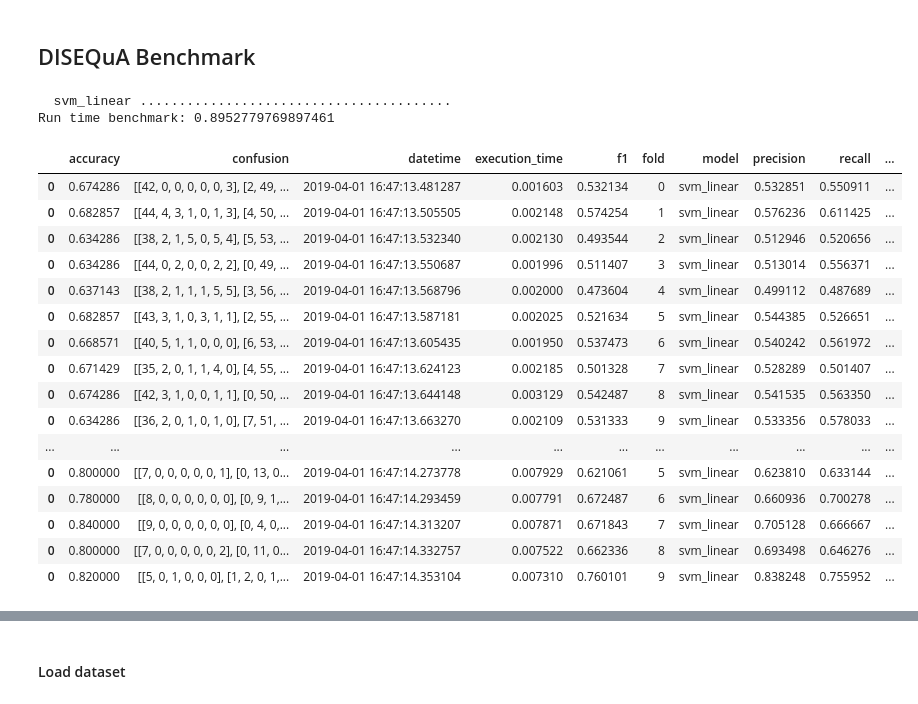
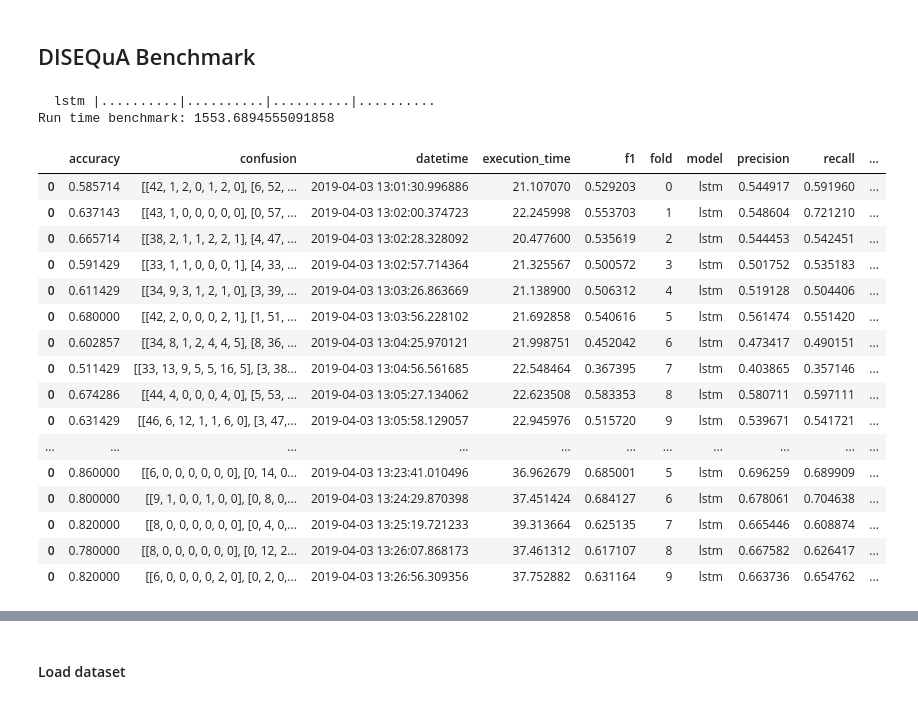
Before and after one commit to eduardogc8/simple-qc, a Jupyter notebook: benchmark.ipynb, the cells around one changed output, grey strips where cells are left out. Drawn from its saved outputs; the diff is of its cells as text; code cells hidden in the pictures.

```diff
--- a/benchmark.ipynb
+++ b/benchmark.ipynb
@@ -43,3 +134,3 @@ y_ = dataset['test']['class'].values
 # %%
-run_benchmark(models, X, y, X_, y_, sizes_train=[1000, 2000, 3000, 4000, 5500], save='results/en_svm_bow.csv')
+run_benchmark(models, X_train, y_train, X_test, y_test, sizes_train=[1000, 2000, 3000, 4000, 5500], save='results/UIUC_en_lstm_embedding_2.csv', onehot=ohe)
 # %% [output]
@@ -54,2 +137,0 @@ Run time benchmark: 0.865403413772583
-# %%
-run_benchmark(models, X, y, X_, y_, sizes_train=[1000, 2000, 3000, 4000, 5500], save='results/es_svm_bow.csv')
@@ -65,2 +137,0 @@ Run time benchmark: 1.793912649154663
-# %%
-run_benchmark(models, X, y, X_, y_, sizes_train=[1000, 2000, 3000, 4000, 5500], save='results/pt_svm_bow.csv')
@@ -159,31 +211,36 @@ def run_benchmark(models, X, y, x_test, y_test, save='default.csv', sizes_train=
 # %% [markdown]
 ## DISEQuA Benchmark
 # %%
-dataset = load_disequa('SPA')
-create_features(['bow'], dataset)
-models = create_models(['svm_linear'])
-X = np.array([list(x) for x in dataset['bow'].values])
+embedding = load_embedding(patch_wordembedding_es)  # Select language
+dataset = load_disequa('SPA')  # Select language
+create_features(['embedding'], dataset, embedding)
+models = create_models(['lstm'])
+X = np.array([list(x) for x in dataset['embedding'].values])
+X = pad_sequences(X, maxlen=12, dtype='float', padding='post', truncating='post', value=0.0)
 y = dataset['class'].values
+ohe = OneHotEncoder()
+y = ohe.fit_transform([[y_] for y_ in y]).toarray()
 # %%
-run_benchmark(models, X, y, sizes_train=[100,200,300,400], save='results/DISEQuA_DUT_svm_bow.csv')
+run_benchmark(models, X, y, sizes_train=[100,200,300,400],
+              save='results/DISEQuA_SPA_lstm_embedding.csv', onehot=ohe)
 # %% [output]
-  svm_linear ........................................
-Run time benchmark: 0.8952779769897461
+  lstm |..........|..........|..........|..........
+Run time benchmark: 1553.6894555091858
 |  | accuracy | confusion | datetime | execution_time | f1 | fold | model | precision | recall | ... |
-| 0 | 0.674286 | [[42, 0, 0, 0, 0, 0, 3], [2, 49, ... | 2019-04-01 16:47:13.481287 | 0.001603 | 0.532134 | 0 | svm_linear | 0.532851 | 0.550911 | ... |
-| 0 | 0.682857 | [[44, 4, 3, 1, 0, 1, 3], [4, 50, ... | 2019-04-01 16:47:13.505505 | 0.002148 | 0.574254 | 1 | svm_linear | 0.576236 | 0.611425 | ... |
-| 0 | 0.634286 | [[38, 2, 1, 5, 0, 5, 4], [5, 53, ... | 2019-04-01 16:47:13.532340 | 0.002130 | 0.493544 | 2 | svm_linear | 0.512946 | 0.520656 | ... |
-| 0 | 0.634286 | [[44, 0, 2, 0, 0, 2, 2], [0, 49, ... | 2019-04-01 16:47:13.550687 | 0.001996 | 0.511407 | 3 | svm_linear | 0.513014 | 0.556371 | ... |
-| 0 | 0.637143 | [[38, 2, 1, 1, 1, 5, 5], [3, 56, ... | 2019-04-01 16:47:13.568796 | 0.002000 | 0.473604 | 4 | svm_linear | 0.499112 | 0.487689 | ... |
-| 0 | 0.682857 | [[43, 3, 1, 0, 3, 1, 1], [2, 55, ... | 2019-04-01 16:47:13.587181 | 0.002025 | 0.521634 | 5 | svm_linear | 0.544385 | 0.526651 | ... |
-| 0 | 0.668571 | [[40, 5, 1, 1, 0, 0, 0], [6, 53, ... | 2019-04-01 16:47:13.605435 | 0.001950 | 0.537473 | 6 | svm_linear | 0.540242 | 0.561972 | ... |
-| 0 | 0.671429 | [[35, 2, 0, 1, 1, 4, 0], [4, 55, ... | 2019-04-01 16:47:13.624123 | 0.002185 | 0.501328 | 7 | svm_linear | 0.528289 | 0.501407 | ... |
-| 0 | 0.674286 | [[42, 3, 1, 0, 0, 1, 1], [0, 50, ... | 2019-04-01 16:47:13.644148 | 0.003129 | 0.542487 | 8 | svm_linear | 0.541535 | 0.563350 | ... |
-| 0 | 0.634286 | [[36, 2, 0, 1, 0, 1, 0], [7, 51, ... | 2019-04-01 16:47:13.663270 | 0.002109 | 0.531333 | 9 | svm_linear | 0.533356 | 0.578033 | ... |
+| 0 | 0.585714 | [[42, 1, 2, 0, 1, 2, 0], [6, 52, ... | 2019-04-03 13:01:30.996886 | 21.107070 | 0.529203 | 0 | lstm | 0.544917 | 0.591960 | ... |
+| 0 | 0.637143 | [[43, 1, 0, 0, 0, 0, 0], [0, 57, ... | 2019-04-03 13:02:00.374723 | 22.245998 | 0.553703 | 1 | lstm | 0.548604 | 0.721210 | ... |
+| 0 | 0.665714 | [[38, 2, 1, 1, 2, 2, 1], [4, 47, ... | 2019-04-03 13:02:28.328092 | 20.477600 | 0.535619 | 2 | lstm | 0.544453 | 0.542451 | ... |
+| 0 | 0.591429 | [[33, 1, 1, 0, 0, 0, 1], [4, 33, ... | 2019-04-03 13:02:57.714364 | 21.325567 | 0.500572 | 3 | lstm | 0.501752 | 0.535183 | ... |
+| 0 | 0.611429 | [[34, 9, 3, 1, 2, 1, 0], [3, 39, ... | 2019-04-03 13:03:26.863669 | 21.138900 | 0.506312 | 4 | lstm | 0.519128 | 0.504406 | ... |
+| 0 | 0.680000 | [[42, 2, 0, 0, 0, 2, 1], [1, 51, ... | 2019-04-03 13:03:56.228102 | 21.692858 | 0.540616 | 5 | lstm | 0.561474 | 0.551420 | ... |
+| 0 | 0.602857 | [[34, 8, 1, 2, 4, 4, 5], [8, 36, ... | 2019-04-03 13:04:25.970121 | 21.998751 | 0.452042 | 6 | lstm | 0.473417 | 0.490151 | ... |
+| 0 | 0.511429 | [[33, 13, 9, 5, 5, 16, 5], [3, 38... | 2019-04-03 13:04:56.561685 | 22.548464 | 0.367395 | 7 | lstm | 0.403865 | 0.357146 | ... |
+| 0 | 0.674286 | [[44, 4, 0, 0, 0, 4, 0], [5, 53, ... | 2019-04-03 13:05:27.134062 | 22.623508 | 0.583353 | 8 | lstm | 0.580711 | 0.597111 | ... |
+| 0 | 0.631429 | [[46, 6, 12, 1, 1, 6, 0], [3, 47,... | 2019-04-03 13:05:58.129057 | 22.945976 | 0.515720 | 9 | lstm | 0.539671 | 0.541721 | ... |
 | ... | ... | ... | ... | ... | ... | ... | ... | ... | ... | ... |
-| 0 | 0.800000 | [[7, 0, 0, 0, 0, 0, 1], [0, 13, 0... | 2019-04-01 16:47:14.273778 | 0.007929 | 0.621061 | 5 | svm_linear | 0.623810 | 0.633144 | ... |
-| 0 | 0.780000 | [[8, 0, 0, 0, 0, 0, 0], [0, 9, 1,... | 2019-04-01 16:47:14.293459 | 0.007791 | 0.672487 | 6 | svm_linear | 0.660936 | 0.700278 | ... |
-| 0 | 0.840000 | [[9, 0, 0, 0, 0, 0, 0], [0, 4, 0,... | 2019-04-01 16:47:14.313207 | 0.007871 | 0.671843 | 7 | svm_linear | 0.705128 | 0.666667 | ... |
-| 0 | 0.800000 | [[7, 0, 0, 0, 0, 0, 2], [0, 11, 0... | 2019-04-01 16:47:14.332757 | 0.007522 | 0.662336 | 8 | svm_linear | 0.693498 | 0.646276 | ... |
-| 0 | 0.820000 | [[5, 0, 1, 0, 0, 0], [1, 2, 0, 1,... | 2019-04-01 16:47:14.353104 | 0.007310 | 0.760101 | 9 | svm_linear | 0.838248 | 0.755952 | ... |
+| 0 | 0.860000 | [[6, 0, 0, 0, 0, 0, 0], [0, 14, 0... | 2019-04-03 13:23:41.010496 | 36.962679 | 0.685001 | 5 | lstm | 0.696259 | 0.689909 | ... |
+| 0 | 0.800000 | [[9, 1, 0, 0, 1, 0, 0], [0, 8, 0,... | 2019-04-03 13:24:29.870398 | 37.451424 | 0.684127 | 6 | lstm | 0.678061 | 0.704638 | ... |
+| 0 | 0.820000 | [[8, 0, 0, 0, 0, 0, 0], [0, 4, 0,... | 2019-04-03 13:25:19.721233 | 39.313664 | 0.625135 | 7 | lstm | 0.665446 | 0.608874 | ... |
+| 0 | 0.780000 | [[8, 0, 0, 0, 0, 0, 0], [0, 12, 2... | 2019-04-03 13:26:07.868173 | 37.461312 | 0.617107 | 8 | lstm | 0.667582 | 0.626417 | ... |
+| 0 | 0.820000 | [[6, 0, 0, 0, 0, 2, 0], [0, 2, 0,... | 2019-04-03 13:26:56.309356 | 37.752882 | 0.631164 | 9 | lstm | 0.663736 | 0.654762 | ... |
 # %%
```
Also changed, not shown: parts of 27 cells of this notebook, 4 other files.
